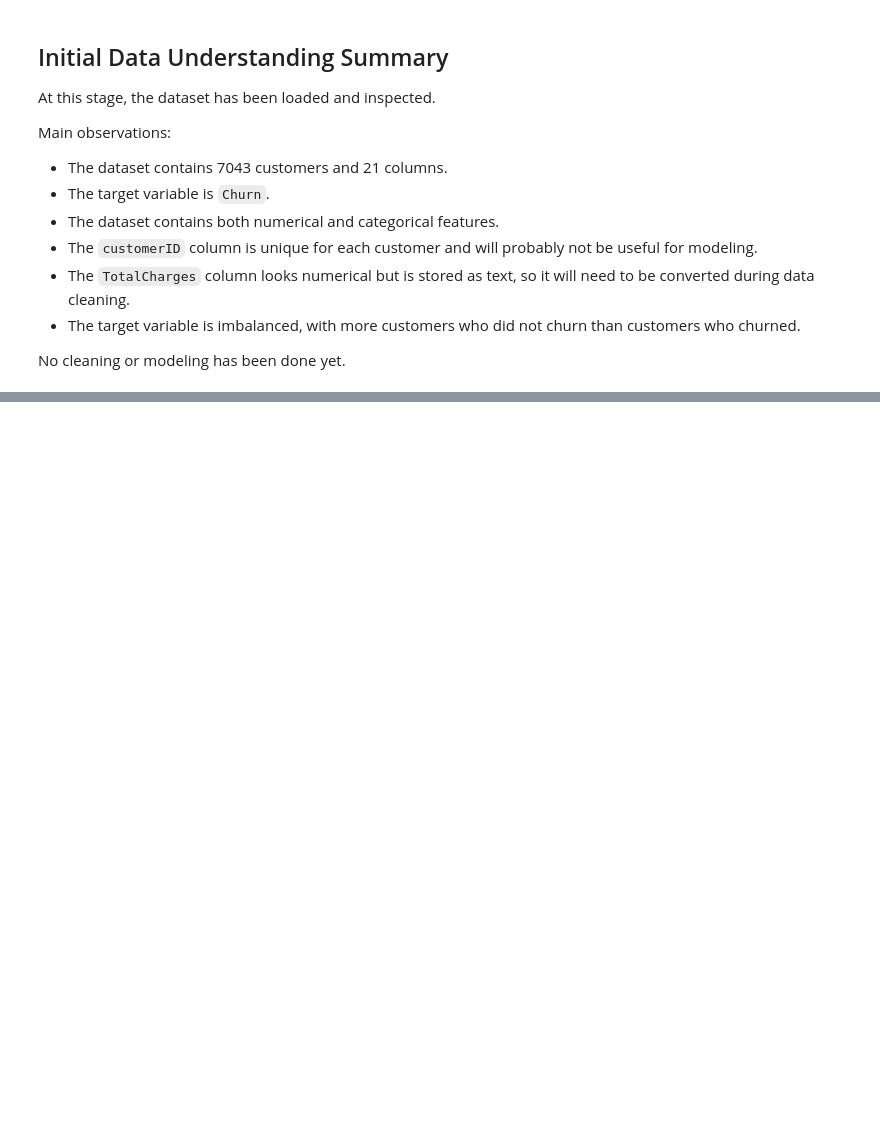
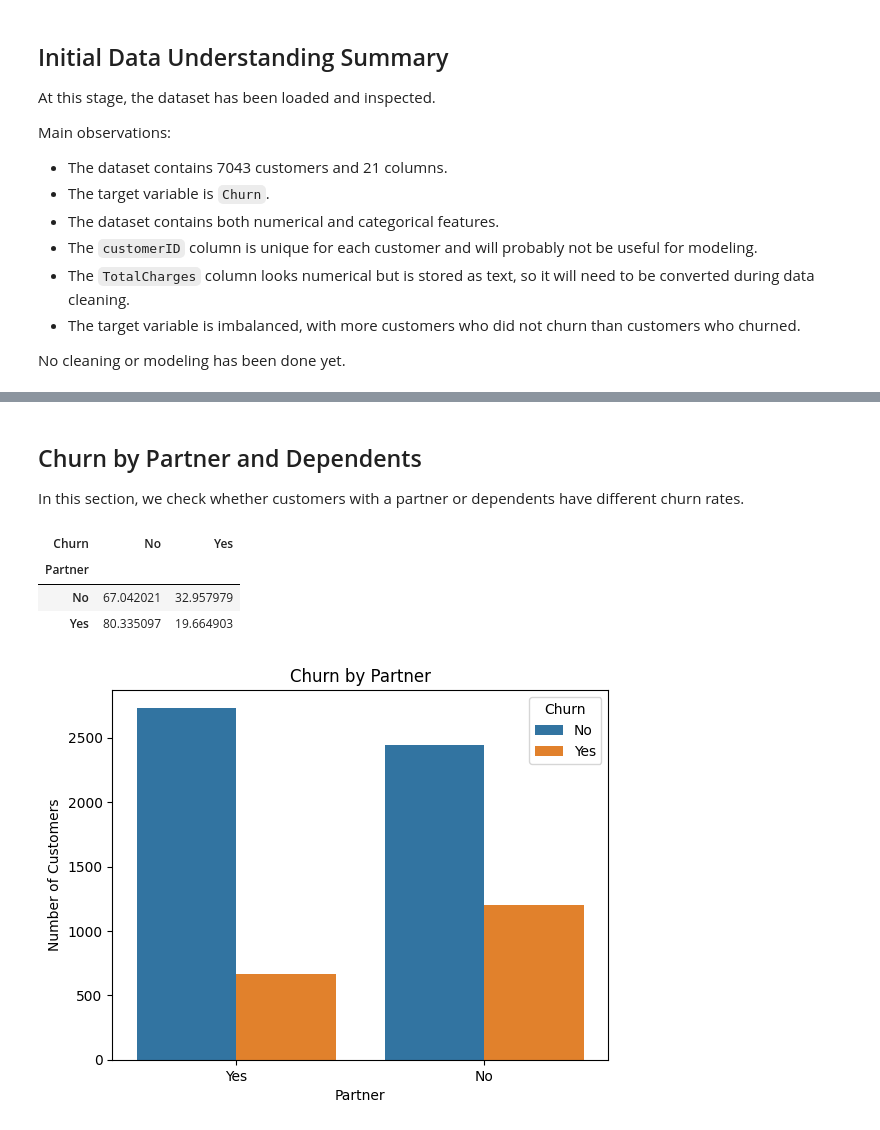
Before and after one commit to ElieAntoineGeagea/customer-churn-prediction, a Jupyter notebook: notebooks/01_data_understanding.ipynb, the cells around one changed output, grey strips where cells are left out. Saved outputs shown, nothing was run; the diff lists cells and outputs as text; code cells hidden in the pictures; blank space fills up the shorter version.

```diff
--- a/notebooks/01_data_understanding.ipynb
+++ b/notebooks/01_data_understanding.ipynb
@@ -323,0 +557,19 @@ No cleaning or modeling has been done yet.
+# %% [markdown]
+## Churn by Partner and Dependents
+
+In this section, we check whether customers with a partner or dependents have different churn rates.
+# %%
+pd.crosstab(df["Partner"], df["Churn"], normalize="index")* 100
+# %% [output]
+| Churn | No | Yes |
+| Partner |  |  |
+| No | 67.042021 | 32.957979 |
+| Yes | 80.335097 | 19.664903 |
+# %%
+sns.countplot(data=df, x="Partner", hue="Churn")
+plt.title("Churn by Partner")
+plt.xlabel("Partner")
+plt.ylabel("Number of Customers")
+plt.show()
+# %% [output]
+[figure, added]
```
Also changed, not shown: parts of 74 cells of this notebook.
